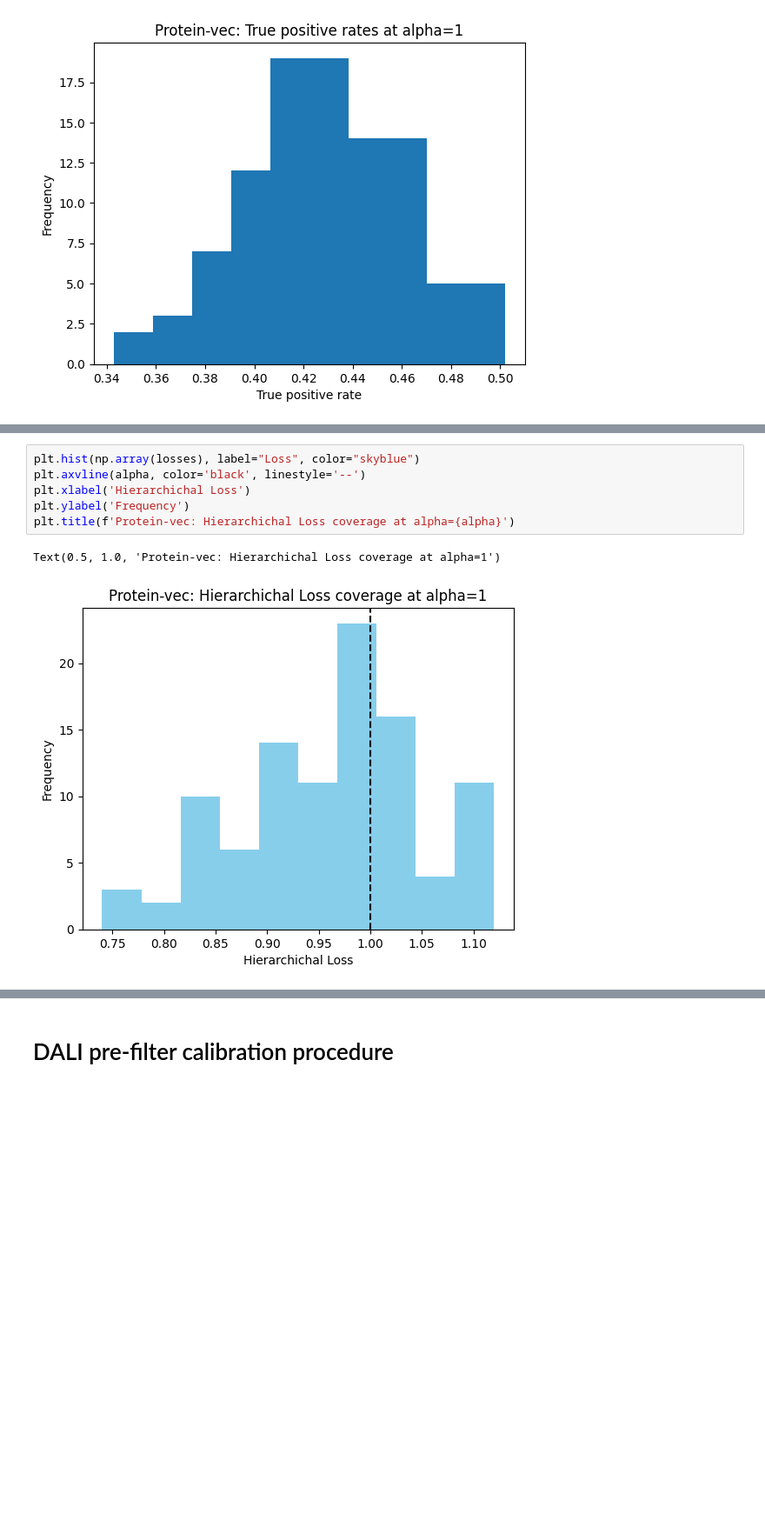
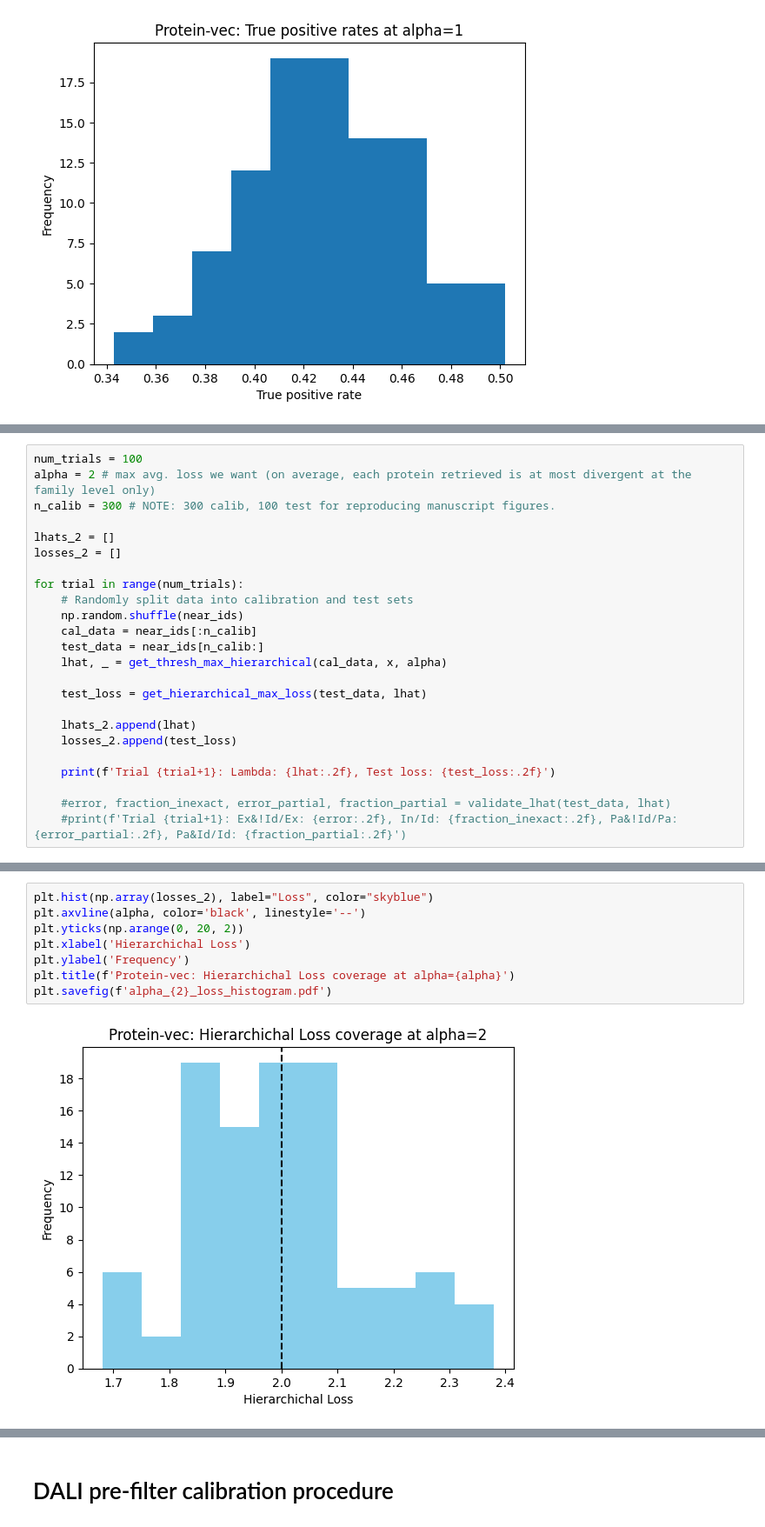
Before and after one commit to ronboger/conformal-protein-retrieval, a Jupyter notebook: scope/analyze_scope_hierarchical_loss_protein_vec.ipynb, the cells around one changed output, grey strips where cells are left out. Shown: that part at 87% size. Drawn from its saved outputs; the diff is of its cells as text; blank space fills up the shorter version.

```diff
--- a/scope/analyze_scope_hierarchical_loss_protein_vec.ipynb
+++ b/scope/analyze_scope_hierarchical_loss_protein_vec.ipynb
@@ -233,0 +255,24 @@ Text(0.5, 1.0, 'Protein-vec: True positive rates at alpha=1')
+# %%
+num_trials = 100
+alpha = 2 # max avg. loss we want (on average, each protein retrieved is at most divergent at the family level only)
+n_calib = 300 # NOTE: 300 calib, 100 test for reproducing manuscript figures.
+
+lhats_2 = []
+losses_2 = []
+
+for trial in range(num_trials):
+    # Randomly split data into calibration and test sets
+    np.random.shuffle(near_ids)
+    cal_data = near_ids[:n_calib]
+    test_data = near_ids[n_calib:]
+    lhat, _ = get_thresh_max_hierarchical(cal_data, x, alpha)
+
+    test_loss = get_hierarchical_max_loss(test_data, lhat)
+
+    lhats_2.append(lhat)
+    losses_2.append(test_loss)
+
+    print(f'Trial {trial+1}: Lambda: {lhat:.2f}, Test loss: {test_loss:.2f}')
+
+    #error, fraction_inexact, error_partial, fraction_partial = validate_lhat(test_data, lhat)
+    #print(f'Trial {trial+1}: Ex&!Id/Ex: {error:.2f}, In/Id: {fraction_inexact:.2f}, Pa&!Id/Pa: {error_partial:.2f}, Pa&Id/Id: {fraction_partial:.2f}')
@@ -234,9 +297,10 @@ Text(0.5, 1.0, 'Protein-vec: True positive rates at alpha=1')
 # %%
-plt.hist(np.array(losses), label="Loss", color="skyblue")
+plt.hist(np.array(losses_2), label="Loss", color="skyblue")
 plt.axvline(alpha, color='black', linestyle='--')
+plt.yticks(np.arange(0, 20, 2))
 plt.xlabel('Hierarchichal Loss')
 plt.ylabel('Frequency')
 plt.title(f'Protein-vec: Hierarchichal Loss coverage at alpha={alpha}')
+plt.savefig(f'alpha_{2}_loss_histogram.pdf')
 # %% [output]
-Text(0.5, 1.0, 'Protein-vec: Hierarchichal Loss coverage at alpha=1')
-[figure, old version]
+[figure, new version]
```
Also changed, not shown: parts of 9 cells of this notebook, 3 other files.
